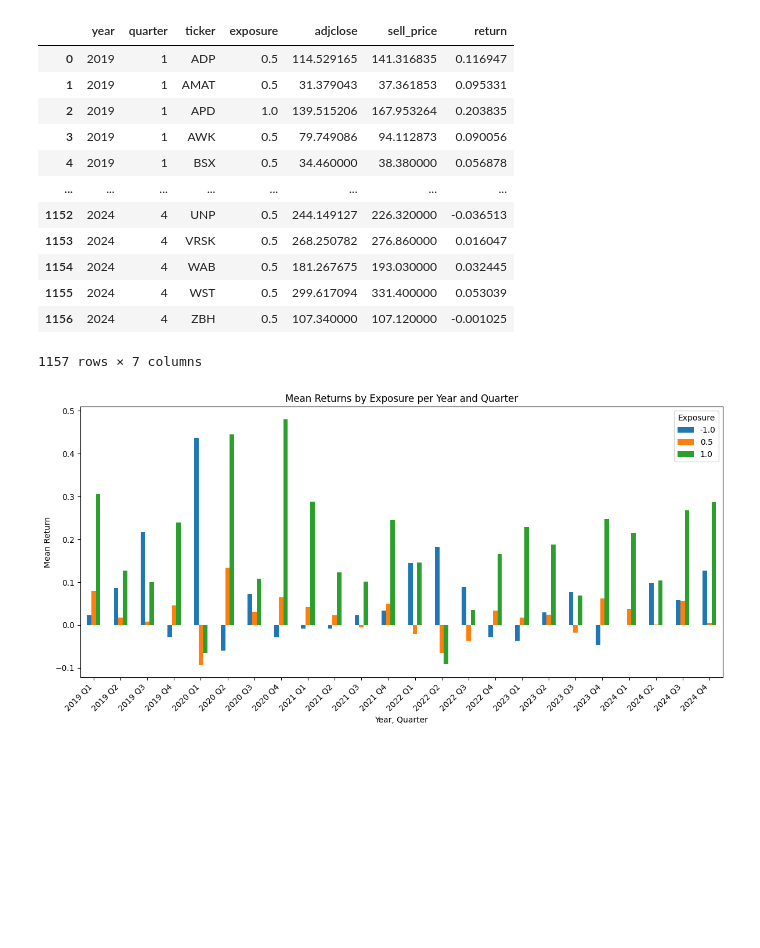
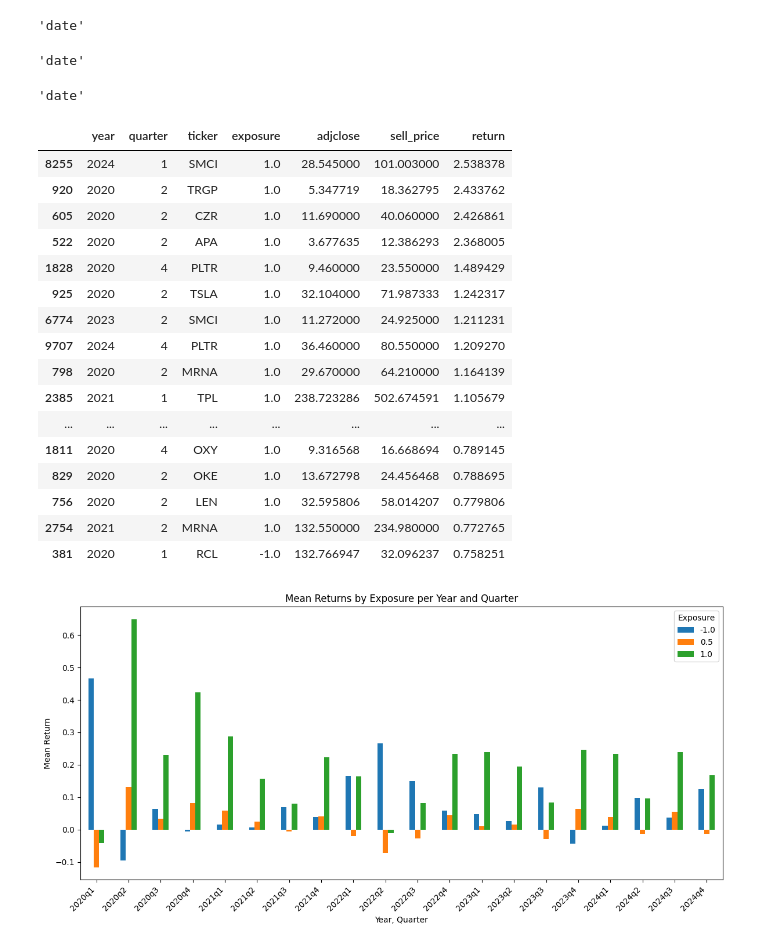
Before and after one commit to chung-ejy/sapling, a Jupyter notebook: fs_analysis_manual.ipynb, the cells around one changed output. Saved outputs shown, nothing was run; the diff lists cells and outputs as text; code cells hidden in the pictures; blank space fills up the shorter version.

Commit message:
fs manual analysis

```diff
--- a/fs_analysis_manual.ipynb
+++ b/fs_analysis_manual.ipynb
@@ -11,7 +11,7 @@ sec = ADatabase("sec")
 market = ADatabase("market")
 # %%
 market.connect()
-index = market.retrieve("sp500")[::10]
+index = market.retrieve("sp500")
 market.disconnect()
 factors = ["assets","liabilities","adjclose"]
 # %%
@@ -23,9 +23,10 @@ for row in tqdm(index.iterrows()):
         ticker = row[1]["ticker"]
         cik = int(row[1]["CIK"])
         price = processor.column_date_processing(market.query("prices",{"ticker":ticker}))
+        price.sort_values("date")
         price["year"] = [x.year for x in price["date"]]
         price["quarter"] = [x.quarter for x in price["date"]]
-        filings = processor.column_date_processing(sec.query("filings",{"cik":cik}))
+        filings = p.column_date_processing(sec.query("filings",{"cik":cik}))
         filings["year"] = [x.year if x.quarter < 4 else x.year + 1 for x in filings["date"]]
         filings["quarter"] = [x.quarter + 1 if x.quarter < 4 else 1 for x in filings["date"]]
         price = price.drop(["date","ticker"],axis=1).merge(filings.drop(["date","cik"],axis=1),on=["year","quarter"],how="left").groupby(["year","quarter"]).mean().reset_index()
@@ -70,9 +69,14 @@ for ticker in tqdm(index["ticker"]):
         price.sort_values("date",inplace=True)
         price = price.merge(sim[["year","quarter","ticker","prediction"]],on=["year","quarter","ticker"],how="left")
         prices.append(price)
-    except:
+    except Exception as e:
+        print(str(e))
         continue
 market.disconnect()
+# %% [output]
+'date'
+'date'
+'date'
 # %%
 simulation = pd.concat(prices).dropna()
 # %%
@@ -84,55 +88,52 @@ simulation["exposure"] = [1 if x < simulation["rank"].max() * 0.20 else -1 if x
 # %%
 simulation["sell_price"] = simulation["adjclose"]
 simulation.sort_values("date",inplace=True)
-trades = simulation[["year","quarter","ticker","exposure","adjclose","sell_price"]].groupby(["year","quarter","ticker"]).agg({"exposure":"first","adjclose":"first","sell_price":"last"}).reset_index()
+trades = simulation[simulation["year"]>=2020][["year","quarter","ticker","exposure","adjclose","sell_price"]].groupby(["year","quarter","ticker"]).agg({"exposure":"first","adjclose":"first","sell_price":"last"}).reset_index()
 trades["return"] = (trades["sell_price"] - trades["adjclose"])/trades["adjclose"]
 trades["return"] = trades["return"] * trades["exposure"]
-analysis = trades[["year","quarter","exposure","return"]].groupby(["year","quarter","exposure"]).mean().pivot_table(index=["year","quarter"],columns="exposure",values="return")
+analysis = trades[["year","quarter","exposure","return"]].groupby(["year","quarter","exposure"]).mean().pivot_table(index=["year","quarter"],columns="exposure",values="return").reset_index()
 # %%
-trades
+trades.sort_values("return",ascending=False).head(40)
 # %% [output]
 |  | year | quarter | ticker | exposure | adjclose | sell_price | return |
-| 0 | 2019 | 1 | ADP | 0.5 | 114.529165 | 141.316835 | 0.116947 |
-| 1 | 2019 | 1 | AMAT | 0.5 | 31.379043 | 37.361853 | 0.095331 |
-| 2 | 2019 | 1 | APD | 1.0 | 139.515206 | 167.953264 | 0.203835 |
-| 3 | 2019 | 1 | AWK | 0.5 | 79.749086 | 94.112873 | 0.090056 |
-| 4 | 2019 | 1 | BSX | 0.5 | 34.460000 | 38.380000 | 0.056878 |
+| 8255 | 2024 | 1 | SMCI | 1.0 | 28.545000 | 101.003000 | 2.538378 |
+| 920 | 2020 | 2 | TRGP | 1.0 | 5.347719 | 18.362795 | 2.433762 |
+| 605 | 2020 | 2 | CZR | 1.0 | 11.690000 | 40.060000 | 2.426861 |
+| 522 | 2020 | 2 | APA | 1.0 | 3.677635 | 12.386293 | 2.368005 |
+| 1828 | 2020 | 4 | PLTR | 1.0 | 9.460000 | 23.550000 | 1.489429 |
+| 925 | 2020 | 2 | TSLA | 1.0 | 32.104000 | 71.987333 | 1.242317 |
+| 6774 | 2023 | 2 | SMCI | 1.0 | 11.272000 | 24.925000 | 1.211231 |
+| 9707 | 2024 | 4 | PLTR | 1.0 | 36.460000 | 80.550000 | 1.209270 |
+| 798 | 2020 | 2 | MRNA | 1.0 | 29.670000 | 64.210000 | 1.164139 |
+| 2385 | 2021 | 1 | TPL | 1.0 | 238.723286 | 502.674591 | 1.105679 |
 | ... | ... | ... | ... | ... | ... | ... | ... |
-| 1152 | 2024 | 4 | UNP | 0.5 | 244.149127 | 226.320000 | -0.036513 |
-| 1153 | 2024 | 4 | VRSK | 0.5 | 268.250782 | 276.860000 | 0.016047 |
-| 1154 | 2024 | 4 | WAB | 0.5 | 181.267675 | 193.030000 | 0.032445 |
-| 1155 | 2024 | 4 | WST | 0.5 | 299.617094 | 331.400000 | 0.053039 |
-| 1156 | 2024 | 4 | ZBH | 0.5 | 107.340000 | 107.120000 | -0.001025 |
+| 1811 | 2020 | 4 | OXY | 1.0 | 9.316568 | 16.668694 | 0.789145 |
+| 829 | 2020 | 2 | OKE | 1.0 | 13.672798 | 24.456468 | 0.788695 |
+| 756 | 2020 | 2 | LEN | 1.0 | 32.595806 | 58.014207 | 0.779806 |
+| 2754 | 2021 | 2 | MRNA | 1.0 | 132.550000 | 234.980000 | 0.772765 |
+| 381 | 2020 | 1 | RCL | -1.0 | 132.766947 | 32.096237 | 0.758251 |
-1157 rows × 7 columns
 # %%
-import pandas as pd
-import matplotlib.pyplot as plt
-
-# Assuming `simulation` DataFrame is already loaded
-
-# Group, calculate mean, and pivot
-
-# Combine 'year' and 'quarter' into a single index for the x-axis
-analysis['Year-Quarter'] = analysis.index.map(lambda x: f"{x[0]} Q{x[1]}")
+analysis['Year-Quarter'] = analysis["year"].astype(str) + "q" + analysis["quarter"].astype(str)
 
 # Reset index for plotting
+analysis.drop(["year","quarter"],axis=1,inplace=True)
 analysis.reset_index(drop=True, inplace=True)
 
 # Plot a bar chart
 analysis.set_index("Year-Quarter").plot(
     kind="bar",
     figsize=(12, 6),
     title="Mean Returns by Exposure per Year and Quarter"
 )
 
 # Customize the plot
 plt.xlabel("Year, Quarter")
 plt.ylabel("Mean Return")
 plt.xticks(rotation=45, ha='right')  # Rotate x-axis labels for better readability
 plt.legend(title="Exposure")
 plt.tight_layout()
 
 # Show the plot
 plt.show()
 # %% [output]
-[figure, old version]
+[figure, new version]
```
Also changed, not shown: parts of 3 cells of this notebook.
